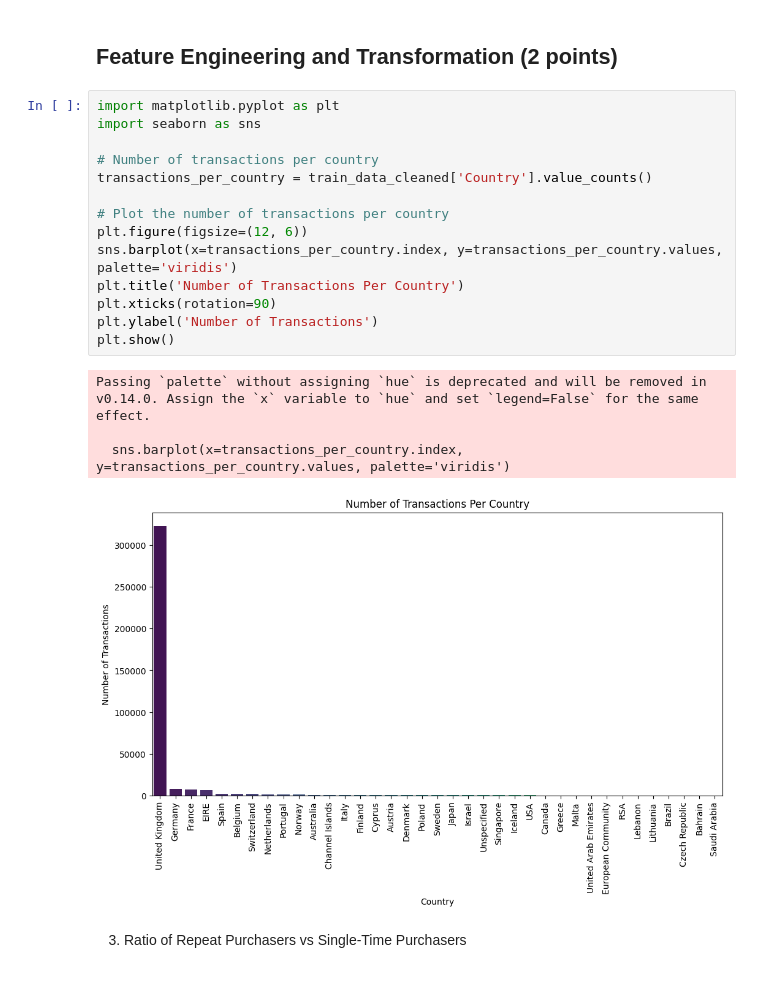
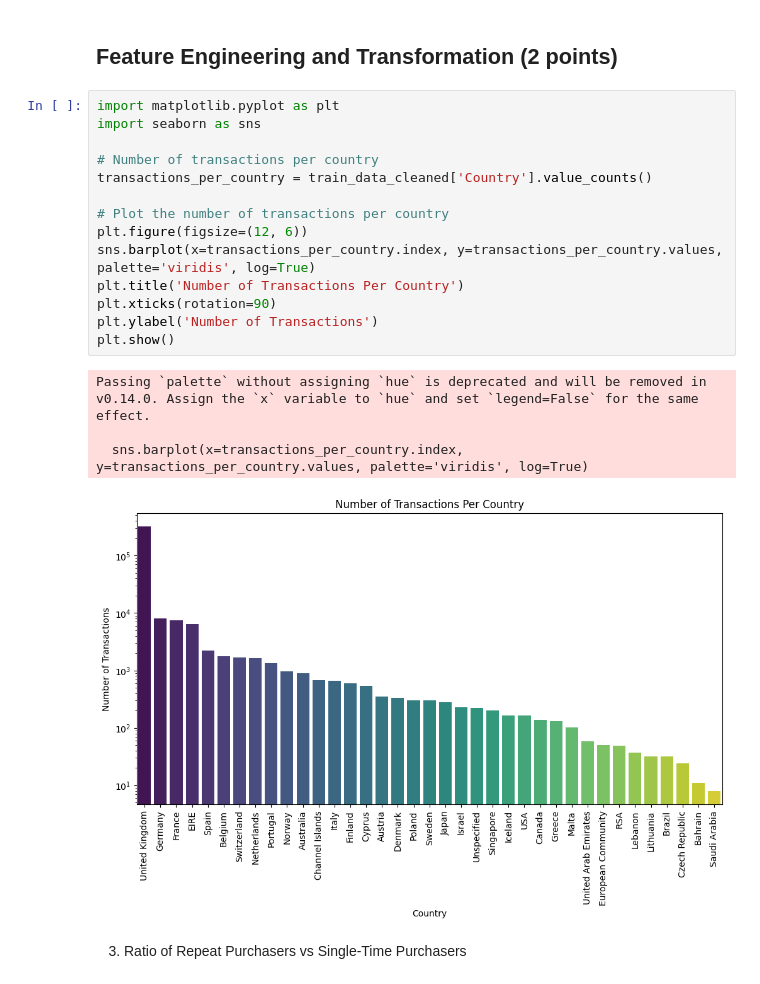
Before and after one commit to imranahmed123/DataScience-AI-ML, a Jupyter notebook: M3_NB_MiniProject_5_Customer_Segmentation_Kmeans.ipynb, the cells around one changed output. Saved outputs shown, nothing was run; the diff lists cells and outputs as text.

```diff
--- a/M3_NB_MiniProject_5_Customer_Segmentation_Kmeans.ipynb
+++ b/M3_NB_MiniProject_5_Customer_Segmentation_Kmeans.ipynb
@@ -194,22 +194,22 @@ There are 0 free items in the dataset.
 # %%
 import matplotlib.pyplot as plt
 import seaborn as sns
 
 # Number of transactions per country
 transactions_per_country = train_data_cleaned['Country'].value_counts()
 
 # Plot the number of transactions per country
 plt.figure(figsize=(12, 6))
-sns.barplot(x=transactions_per_country.index, y=transactions_per_country.values, palette='viridis')
+sns.barplot(x=transactions_per_country.index, y=transactions_per_country.values, palette='viridis', log=True)
 plt.title('Number of Transactions Per Country')
 plt.xticks(rotation=90)
 plt.ylabel('Number of Transactions')
 plt.show()
 # %% [output]
 Passing `palette` without assigning `hue` is deprecated and will be removed in v0.14.0. Assign the `x` variable to `hue` and set `legend=False` for the same effect.
 
-  sns.barplot(x=transactions_per_country.index, y=transactions_per_country.values, palette='viridis')
+  sns.barplot(x=transactions_per_country.index, y=transactions_per_country.values, palette='viridis', log=True)
-[figure, old version]
+[figure, new version]
 # %% [markdown]
 3. Ratio of Repeat Purchasers vs Single-Time Purchasers
 # %%
```
Also changed, not shown: parts of 10 cells of this notebook.
